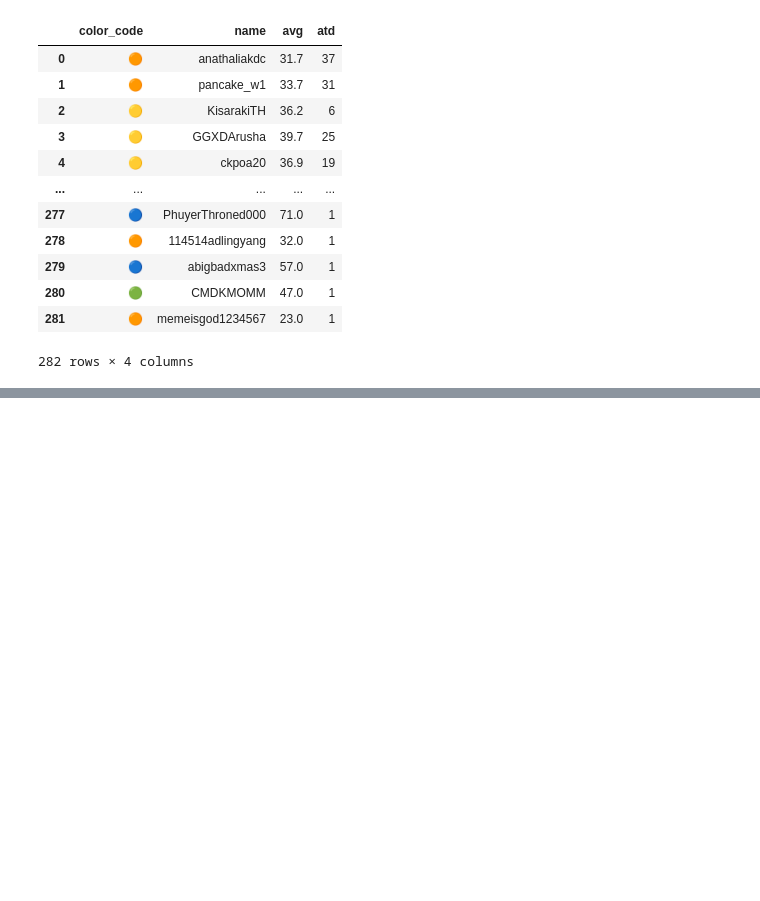
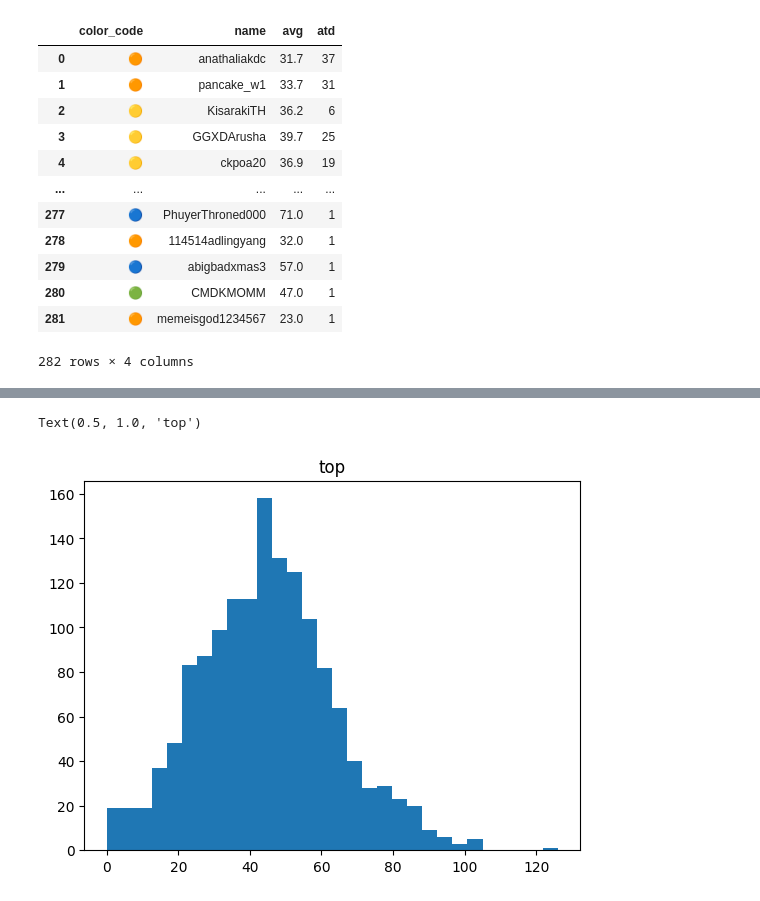
Before and after one commit to cakethehuman/brunswick-audit, a Jupyter notebook: special spikey/main.ipynb, the cells around one changed output, grey strips where cells are left out. Drawn from its saved outputs; the diff is of its cells as text; code cells hidden in the pictures; blank space fills up the shorter version.

```diff
--- a/special spikey/main.ipynb
+++ b/special spikey/main.ipynb
@@ -257,0 +338,6 @@ test.sort_values(ascending=False,by="avg").to_csv("full.csv",index=False)
+# %%
+plt.hist(df["kills"], bins=30)
+plt.title("top")
+# %% [output]
+Text(0.5, 1.0, 'top')
+[figure, added]
```
Also changed, not shown: parts of 6 cells of this notebook, 1 other file.
